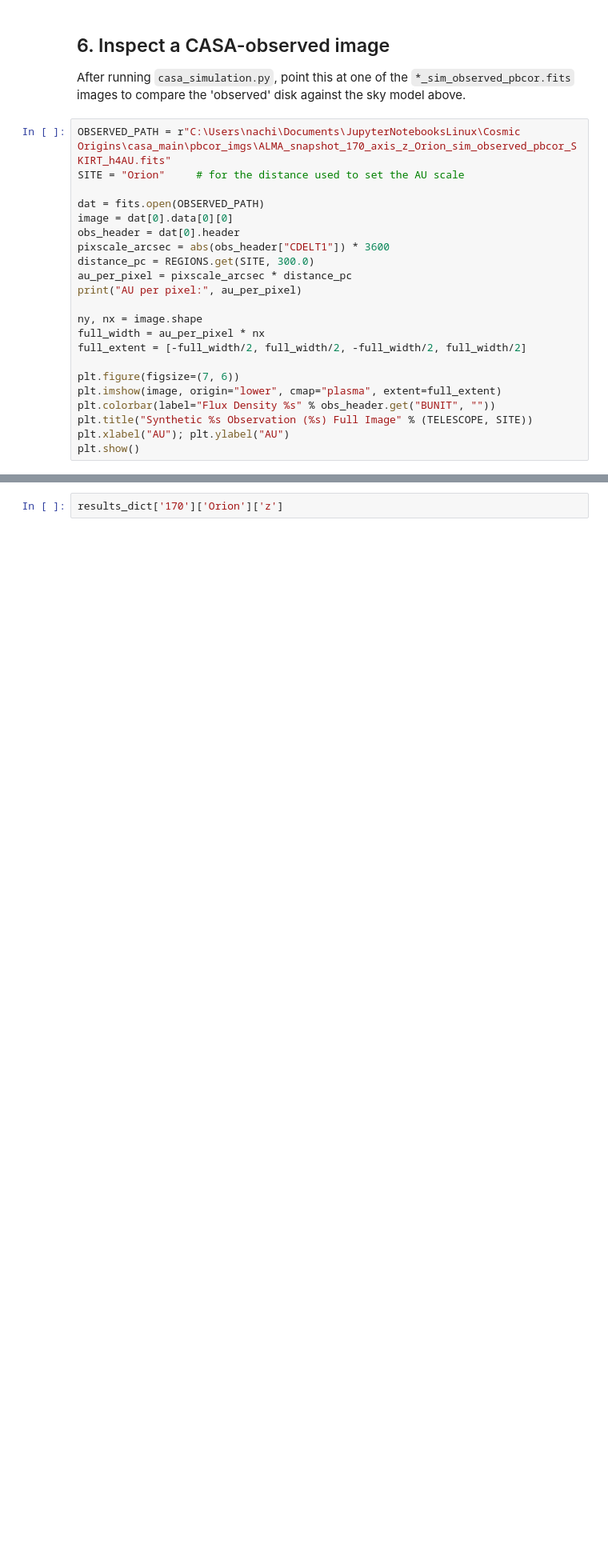
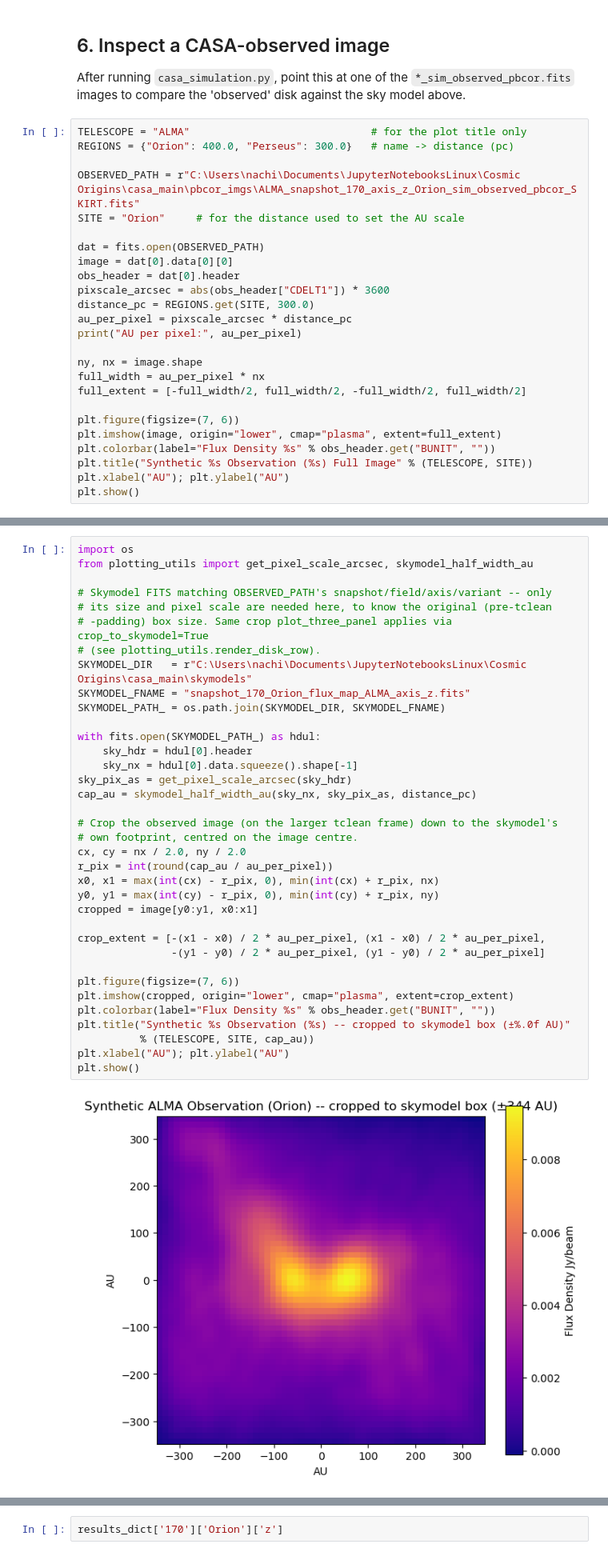
Before and after one commit to Nachiket-Yadav/Synthetic_Observation, a Jupyter notebook: visualization.ipynb, the cells around one changed output, grey strips where cells are left out. Shown at 80% size. Saved outputs shown, nothing was run; the diff lists cells and outputs as text; blank space fills up the shorter version.

```diff
--- a/visualization.ipynb
+++ b/visualization.ipynb
@@ -242,7 +242,10 @@ After running `casa_simulation.py`, point this at one of the
 `*_sim_observed_pbcor.fits` images to compare the 'observed' disk against the
 sky model above.
 # %%
-OBSERVED_PATH = r"C:\Users\nachi\Documents\JupyterNotebooksLinux\Cosmic Origins\casa_main\pbcor_imgs\ALMA_snapshot_170_axis_z_Orion_sim_observed_pbcor_SKIRT_h4AU.fits"
+TELESCOPE = "ALMA"                             # for the plot title only
+REGIONS = {"Orion": 400.0, "Perseus": 300.0}   # name -> distance (pc)
+
+OBSERVED_PATH = r"C:\Users\nachi\Documents\JupyterNotebooksLinux\Cosmic Origins\casa_main\pbcor_imgs\ALMA_snapshot_170_axis_z_Orion_sim_observed_pbcor_SKIRT.fits"
 SITE = "Orion"     # for the distance used to set the AU scale
 
 dat = fits.open(OBSERVED_PATH)
@@ -266,6 +269,44 @@ plt.show()
 # %% [output]
 AU per pixel: 11.999999999999519
 [figure]
+# %%
+import os
+from plotting_utils import get_pixel_scale_arcsec, skymodel_half_width_au
+
+# Skymodel FITS matching OBSERVED_PATH's snapshot/field/axis/variant -- only
+# its size and pixel scale are needed here, to know the original (pre-tclean
+# -padding) box size. Same crop plot_three_panel applies via crop_to_skymodel=True
+# (see plotting_utils.render_disk_row).
+SKYMODEL_DIR   = r"C:\Users\nachi\Documents\JupyterNotebooksLinux\Cosmic Origins\casa_main\skymodels"
+SKYMODEL_FNAME = "snapshot_170_Orion_flux_map_ALMA_axis_z.fits"
+SKYMODEL_PATH_ = os.path.join(SKYMODEL_DIR, SKYMODEL_FNAME)
+
+with fits.open(SKYMODEL_PATH_) as hdul:
+    sky_hdr = hdul[0].header
+    sky_nx = hdul[0].data.squeeze().shape[-1]
+sky_pix_as = get_pixel_scale_arcsec(sky_hdr)
+cap_au = skymodel_half_width_au(sky_nx, sky_pix_as, distance_pc)
+
+# Crop the observed image (on the larger tclean frame) down to the skymodel's
+# own footprint, centred on the image centre.
+cx, cy = nx / 2.0, ny / 2.0
+r_pix = int(round(cap_au / au_per_pixel))
+x0, x1 = max(int(cx) - r_pix, 0), min(int(cx) + r_pix, nx)
+y0, y1 = max(int(cy) - r_pix, 0), min(int(cy) + r_pix, ny)
+cropped = image[y0:y1, x0:x1]
+
+crop_extent = [-(x1 - x0) / 2 * au_per_pixel, (x1 - x0) / 2 * au_per_pixel,
+               -(y1 - y0) / 2 * au_per_pixel, (y1 - y0) / 2 * au_per_pixel]
+
+plt.figure(figsize=(7, 6))
+plt.imshow(cropped, origin="lower", cmap="plasma", extent=crop_extent)
+plt.colorbar(label="Flux Density %s" % obs_header.get("BUNIT", ""))
+plt.title("Synthetic %s Observation (%s) -- cropped to skymodel box (±%.0f AU)"
+          % (TELESCOPE, SITE, cap_au))
+plt.xlabel("AU"); plt.ylabel("AU")
+plt.show()
+# %% [output]
+[figure, added]
 # %%
 import json
 
```
Also changed, not shown: 9 other files.
